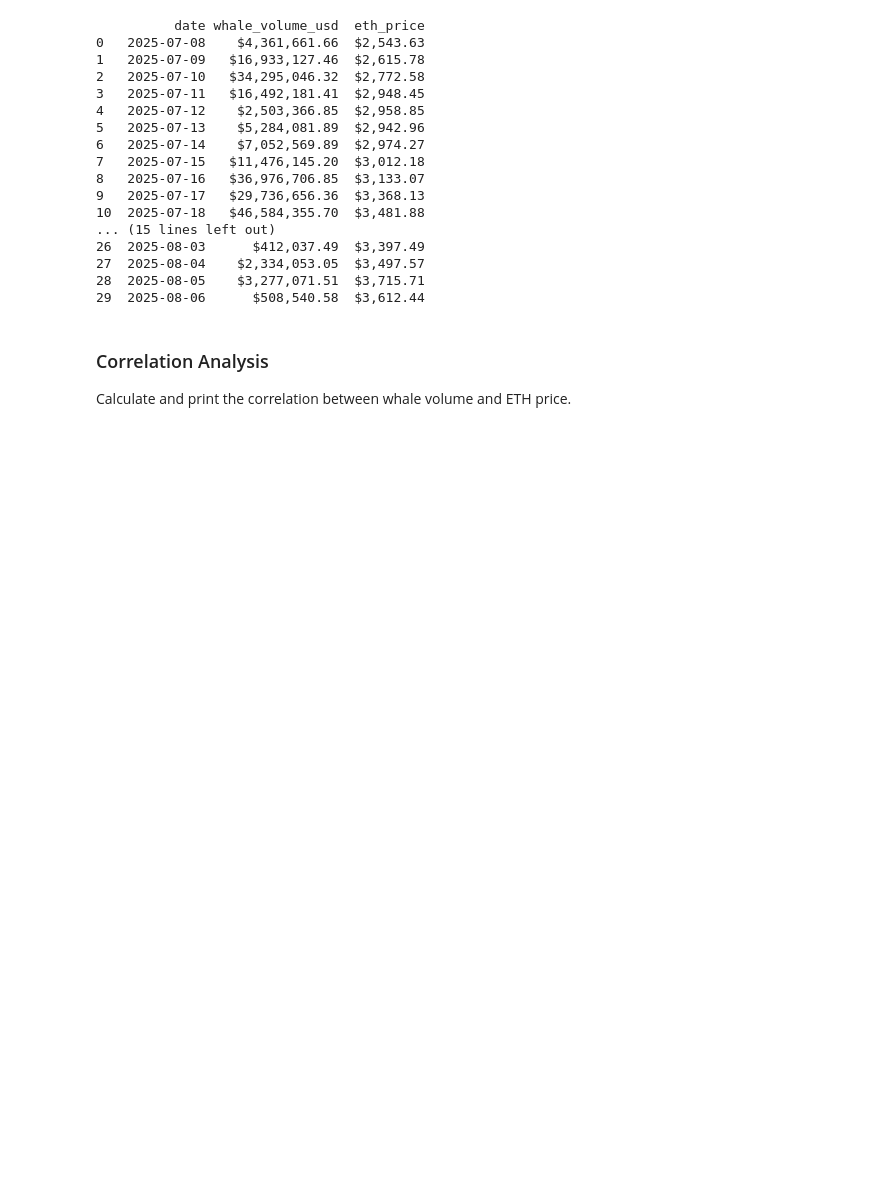
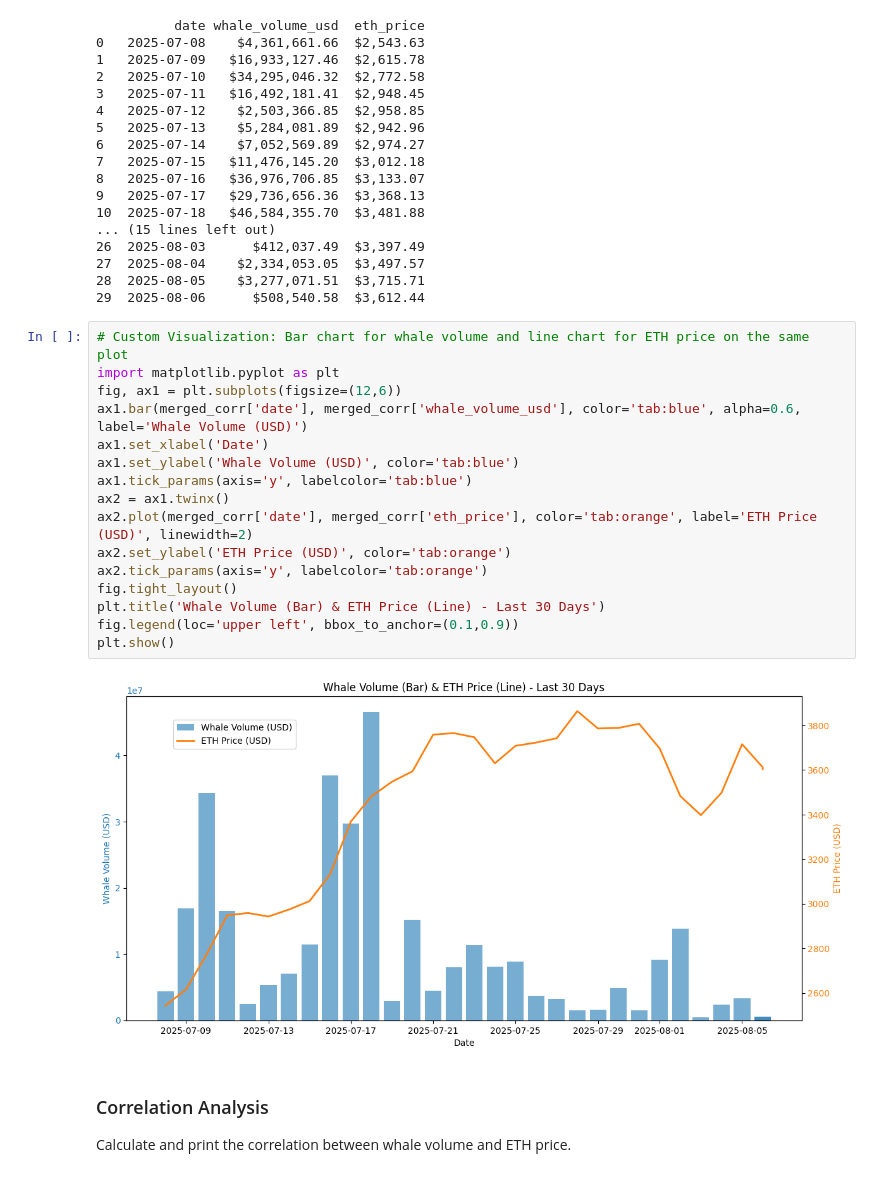
Before and after one commit to FirstBML/Do-Whales-Move-the-Market, a Jupyter notebook: NoteBook/Codes.ipynb, the cells around one changed output. Cells and saved outputs as stored; diff of their text form; blank space fills up the shorter version.

```diff
--- a/NoteBook/Codes.ipynb
+++ b/NoteBook/Codes.ipynb
@@ -157,6 +157,24 @@ print(merged[['date', 'whale_volume_usd', 'eth_price']].head(30))  # Display fir
 27  2025-08-04    $2,334,053.05  $3,497.57
 28  2025-08-05    $3,277,071.51  $3,715.71
 29  2025-08-06      $508,540.58  $3,612.44
+# %%
+# Custom Visualization: Bar chart for whale volume and line chart for ETH price on the same plot
+import matplotlib.pyplot as plt
+fig, ax1 = plt.subplots(figsize=(12,6))
+ax1.bar(merged_corr['date'], merged_corr['whale_volume_usd'], color='tab:blue', alpha=0.6, label='Whale Volume (USD)')
+ax1.set_xlabel('Date')
+ax1.set_ylabel('Whale Volume (USD)', color='tab:blue')
+ax1.tick_params(axis='y', labelcolor='tab:blue')
+ax2 = ax1.twinx()
+ax2.plot(merged_corr['date'], merged_corr['eth_price'], color='tab:orange', label='ETH Price (USD)', linewidth=2)
+ax2.set_ylabel('ETH Price (USD)', color='tab:orange')
+ax2.tick_params(axis='y', labelcolor='tab:orange')
+fig.tight_layout()
+plt.title('Whale Volume (Bar) & ETH Price (Line) - Last 30 Days')
+fig.legend(loc='upper left', bbox_to_anchor=(0.1,0.9))
+plt.show()
+# %% [output]
+[figure, added]
 # %% [markdown]
 ### Correlation Analysis
 Calculate and print the correlation between whale volume and ETH price.
```
